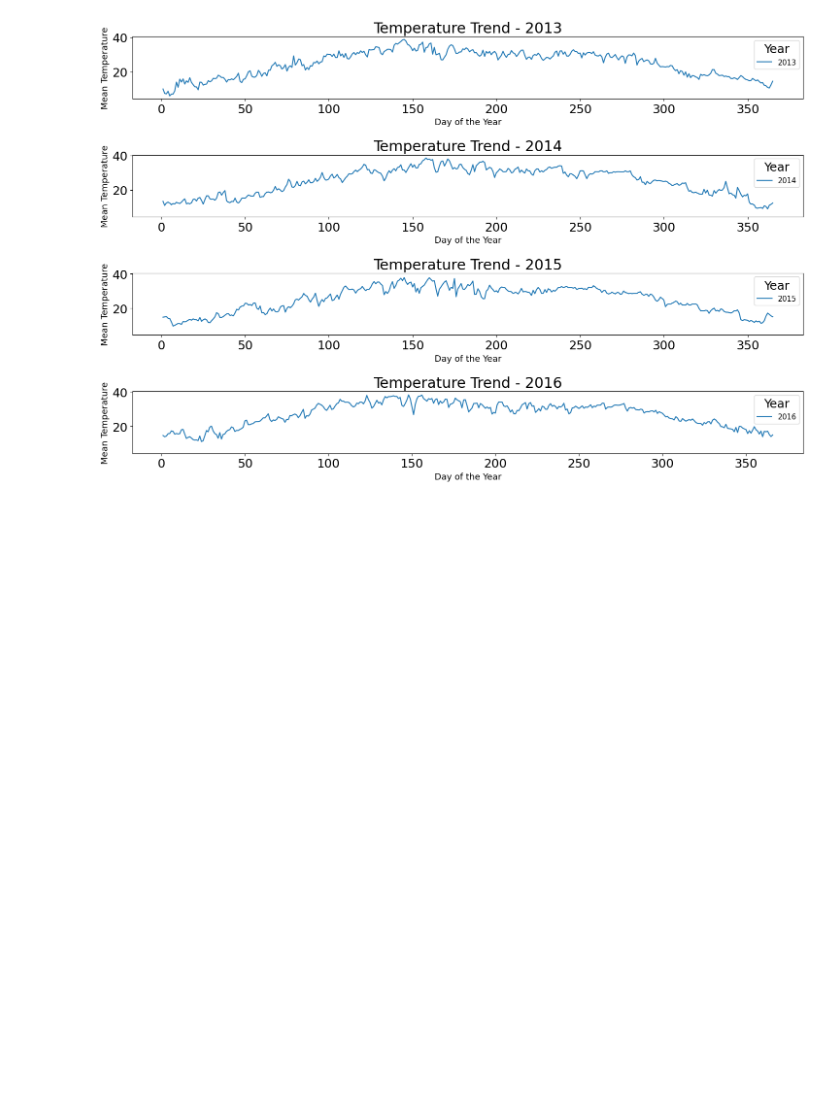
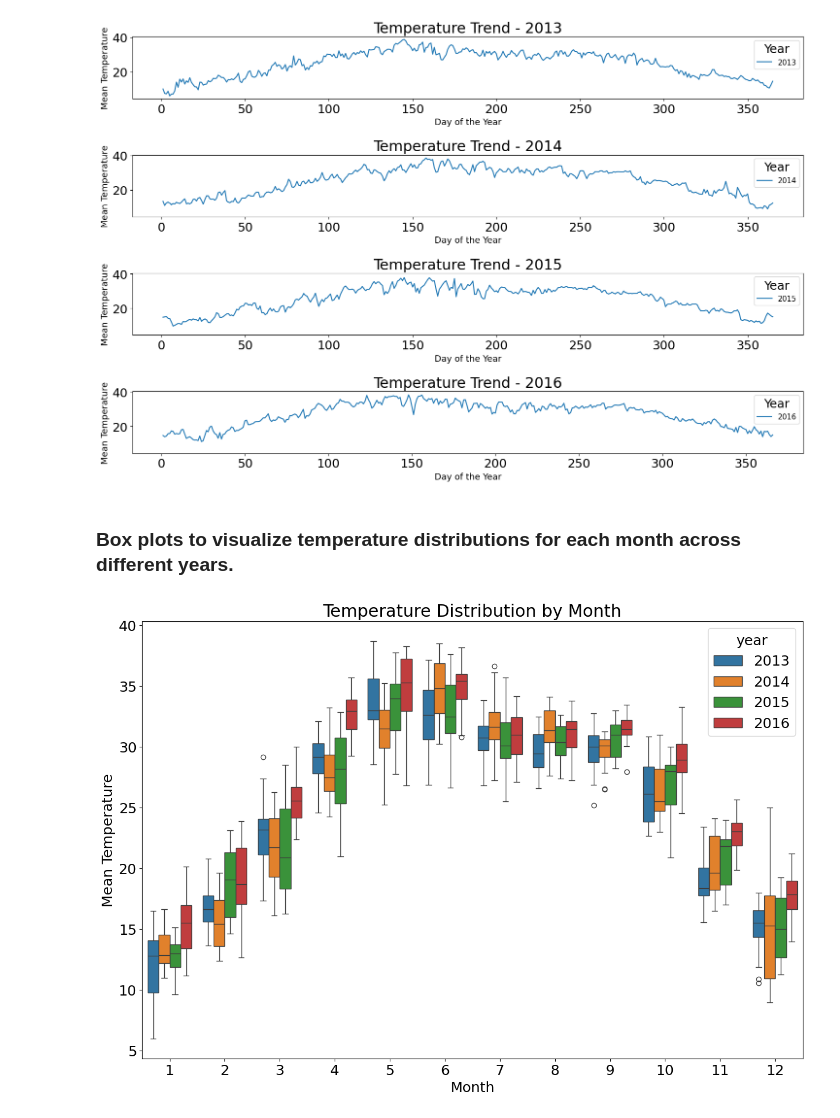
Before and after one commit to nwudochika/CMSC6950_Project, a Jupyter notebook: CMSC6950_Project.ipynb, the cells around one changed output. Cells and saved outputs as stored; diff of their text form; code cells hidden in the pictures; blank space fills up the shorter version.

Commit message:
Box plots to visualize temperature distributions for each month across different years

```diff
--- a/CMSC6950_Project.ipynb
+++ b/CMSC6950_Project.ipynb
@@ -396,3 +396,14 @@ plt.tight_layout()
 plt.show()
 # %% [output]
 [figure]
+# %% [markdown]
+### Box plots to visualize temperature distributions for each month across different years.
+# %%
+data['Month'] = data.index.month
+sns.boxplot(x='Month', y='meantemp', hue='year', data=data)
+plt.title('Temperature Distribution by Month')
+plt.xlabel('Month')
+plt.ylabel('Mean Temperature')
+plt.show()
+# %% [output]
+[figure, added]
```
